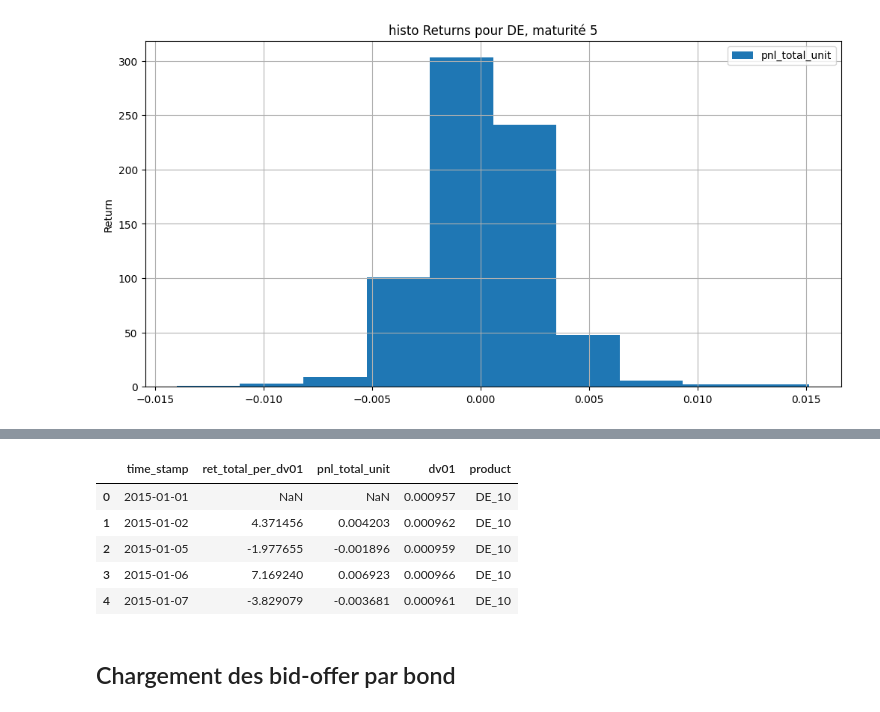
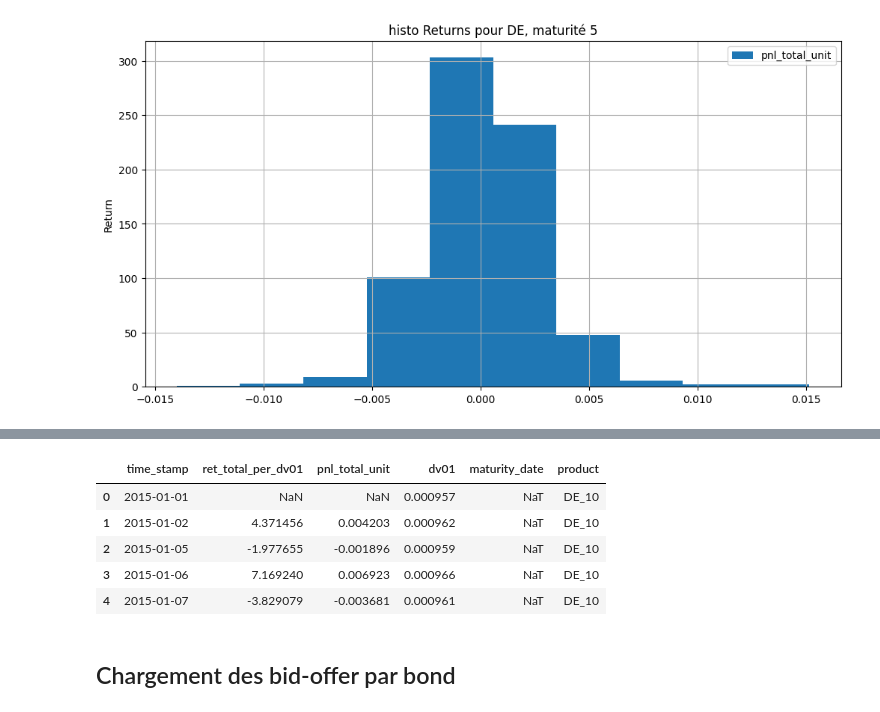
Before and after one commit to pradosth0/Markowitz_based_portfolio_allocation, a Jupyter notebook: pf_bond.ipynb, the cells around one changed output, grey strips where cells are left out. Drawn from its saved outputs; the diff is of its cells as text; code cells hidden in the pictures.

```diff
--- a/pf_bond.ipynb
+++ b/pf_bond.ipynb
@@ -169,8 +169,8 @@ mid_bonds_close.head()
 # %%
 meta = pd.read_csv("data/metadata_bonds.csv")
 
-meta["issue_date"] = pd.to_datetime(meta["issue_date"], errors="coerce").dt.date
-meta["maturity_date"] = pd.to_datetime(meta["maturity_date"], errors="coerce").dt.date
+meta["issue_date"] = pd.to_datetime(meta["issue_date"], errors="coerce")
+meta["maturity_date"] = pd.to_datetime(meta["maturity_date"], errors="coerce")
 
 # coupon dans le fichier en %
 meta["coupon_dec"] = pd.to_numeric(meta["coupon"], errors="coerce") / 100.0
@@ -184,6 +184,7 @@ data = data.merge(meta, on="isin", how="left")
 data["cpn_freq"] = data["cpn_freq"].fillna(
     data["country_iso"].map(COUNTRY_DEFAULT_FREQ_MAP)
 ).fillna(2).astype(int)
+
 data.head()
 # %% [output]
 |  | isin | Unnamed: 0 | time_stamp | price | yield | country_iso | mat_cat | source | remaining_maturity | ... |
@@ -351,22 +370,22 @@ plt.show()
 # %%
 #On met data sous le bon format. Ce qu'on veut c'est :
 # Date | Finacial product (ex FR_5 pour France bond mat 5) | Return
 val1 = "ret_total_per_dv01"
 val2 = "pnl_total_unit"
 
-data_completed = data[["time_stamp", "country_iso", "mat_cat", val1, val2, "dv01"]].copy()
+data_completed = data[["time_stamp", "country_iso", "mat_cat", val1, val2, "dv01","maturity_date"]].copy()
 data_completed["product"] = data_completed["country_iso"].astype(str) + "_" + data_completed["mat_cat"].astype(str)
 data_completed = data_completed.drop(columns=["country_iso", "mat_cat"])
 data_completed["time_stamp"] = pd.to_datetime(data_completed["time_stamp"])
 dv01_ref = data_completed["dv01"].median()
 data_completed.head()
 # %% [output]
-|  | time_stamp | ret_total_per_dv01 | pnl_total_unit | dv01 | product |
-| 0 | 2015-01-01 | NaN | NaN | 0.000957 | DE_10 |
-| 1 | 2015-01-02 | 4.371456 | 0.004203 | 0.000962 | DE_10 |
-| 2 | 2015-01-05 | -1.977655 | -0.001896 | 0.000959 | DE_10 |
-| 3 | 2015-01-06 | 7.169240 | 0.006923 | 0.000966 | DE_10 |
-| 4 | 2015-01-07 | -3.829079 | -0.003681 | 0.000961 | DE_10 |
+|  | time_stamp | ret_total_per_dv01 | pnl_total_unit | dv01 | maturity_date | product |
+| 0 | 2015-01-01 | NaN | NaN | 0.000957 | NaT | DE_10 |
+| 1 | 2015-01-02 | 4.371456 | 0.004203 | 0.000962 | NaT | DE_10 |
+| 2 | 2015-01-05 | -1.977655 | -0.001896 | 0.000959 | NaT | DE_10 |
+| 3 | 2015-01-06 | 7.169240 | 0.006923 | 0.000966 | NaT | DE_10 |
+| 4 | 2015-01-07 | -3.829079 | -0.003681 | 0.000961 | NaT | DE_10 |
 # %% [markdown]
 ## Chargement des bid-offer par bond
 # %%
```
Also changed, not shown: parts of 15 cells of this notebook.
